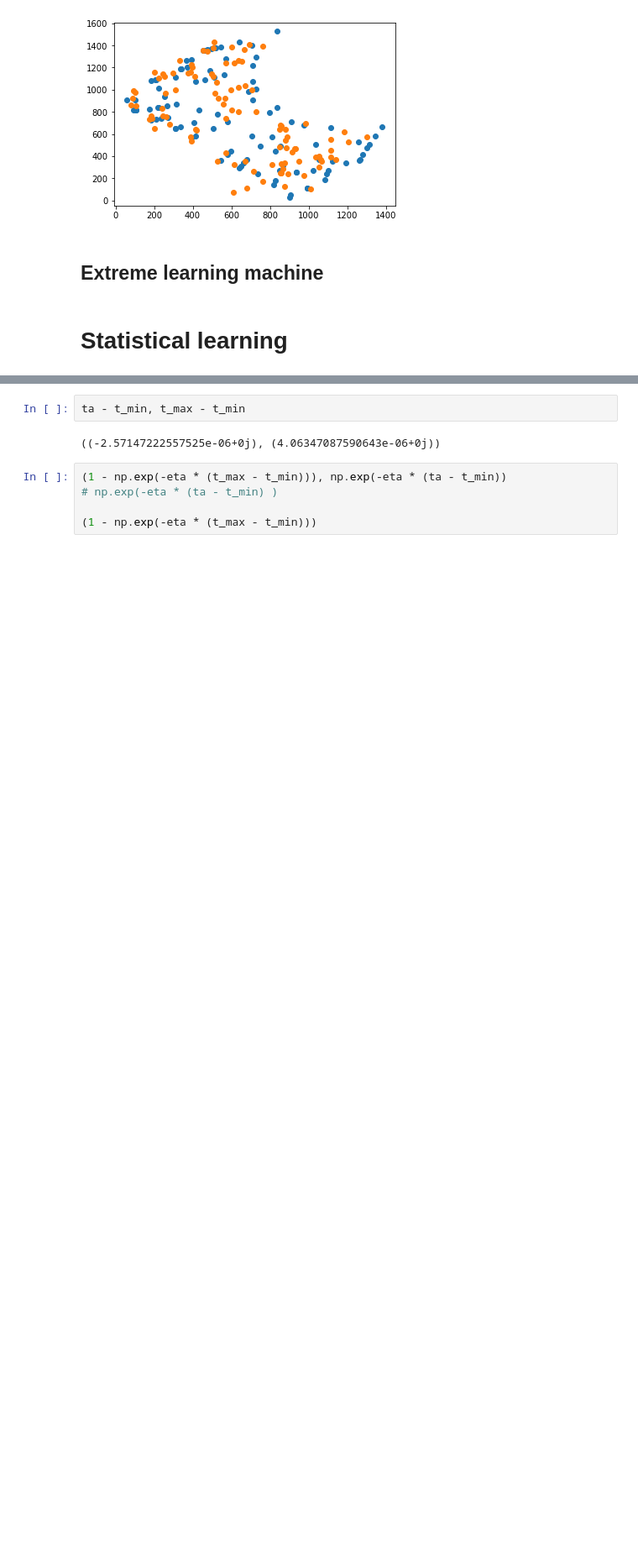
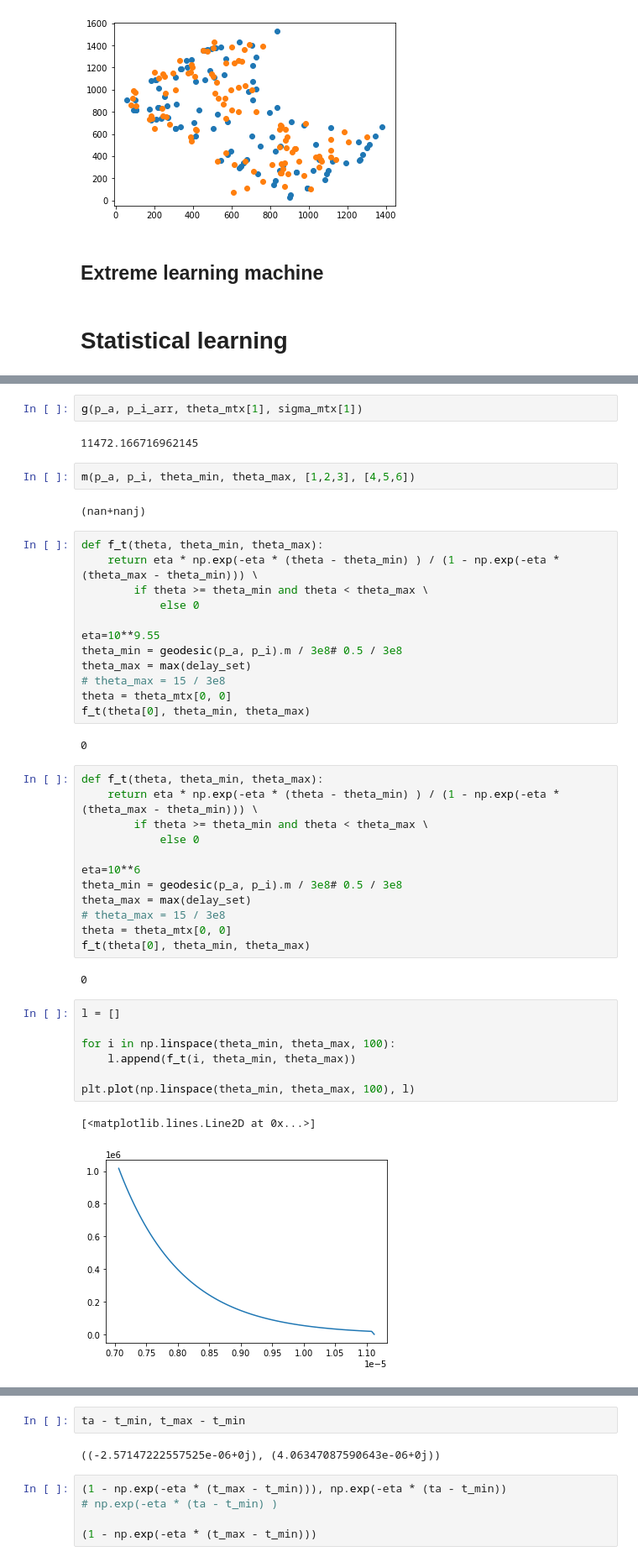
Before and after one commit to ukunliu/WSN_simulation, a Jupyter notebook: Simulation/main.ipynb, the cells around one changed output, grey strips where cells are left out. Shown at 84% size. Drawn from its saved outputs; the diff is of its cells as text; blank space fills up the shorter version.

```diff
--- a/Simulation/main.ipynb
+++ b/Simulation/main.ipynb
@@ -362,0 +394,46 @@ p_a[0]
+# %%
+g(p_a, p_i_arr, theta_mtx[1], sigma_mtx[1])
+# %% [output]
+11472.166716962145
+# %%
+m(p_a, p_i, theta_min, theta_max, [1,2,3], [4,5,6])
+# %% [output]
+(nan+nanj)
+# %%
+def f_t(theta, theta_min, theta_max):
+    return eta * np.exp(-eta * (theta - theta_min) ) / (1 - np.exp(-eta * (theta_max - theta_min))) \
+        if theta >= theta_min and theta < theta_max \
+            else 0
+
+eta=10**9.55
+theta_min = geodesic(p_a, p_i).m / 3e8# 0.5 / 3e8
+theta_max = max(delay_set)
+# theta_max = 15 / 3e8
+theta = theta_mtx[0, 0]
+f_t(theta[0], theta_min, theta_max)
+# %% [output]
+0
+# %%
+def f_t(theta, theta_min, theta_max):
+    return eta * np.exp(-eta * (theta - theta_min) ) / (1 - np.exp(-eta * (theta_max - theta_min))) \
+        if theta >= theta_min and theta < theta_max \
+            else 0
+
+eta=10**6
+theta_min = geodesic(p_a, p_i).m / 3e8# 0.5 / 3e8
+theta_max = max(delay_set)
+# theta_max = 15 / 3e8
+theta = theta_mtx[0, 0]
+f_t(theta[0], theta_min, theta_max)
+# %% [output]
+0
+# %%
+l = []
+
+for i in np.linspace(theta_min, theta_max, 100):
+    l.append(f_t(i, theta_min, theta_max))
+
+plt.plot(np.linspace(theta_min, theta_max, 100), l)
+# %% [output]
+[<matplotlib.lines.Line2D at 0x...>]
+[figure, added]
```
Also changed, not shown: parts of 28 cells of this notebook, 1 other file.
